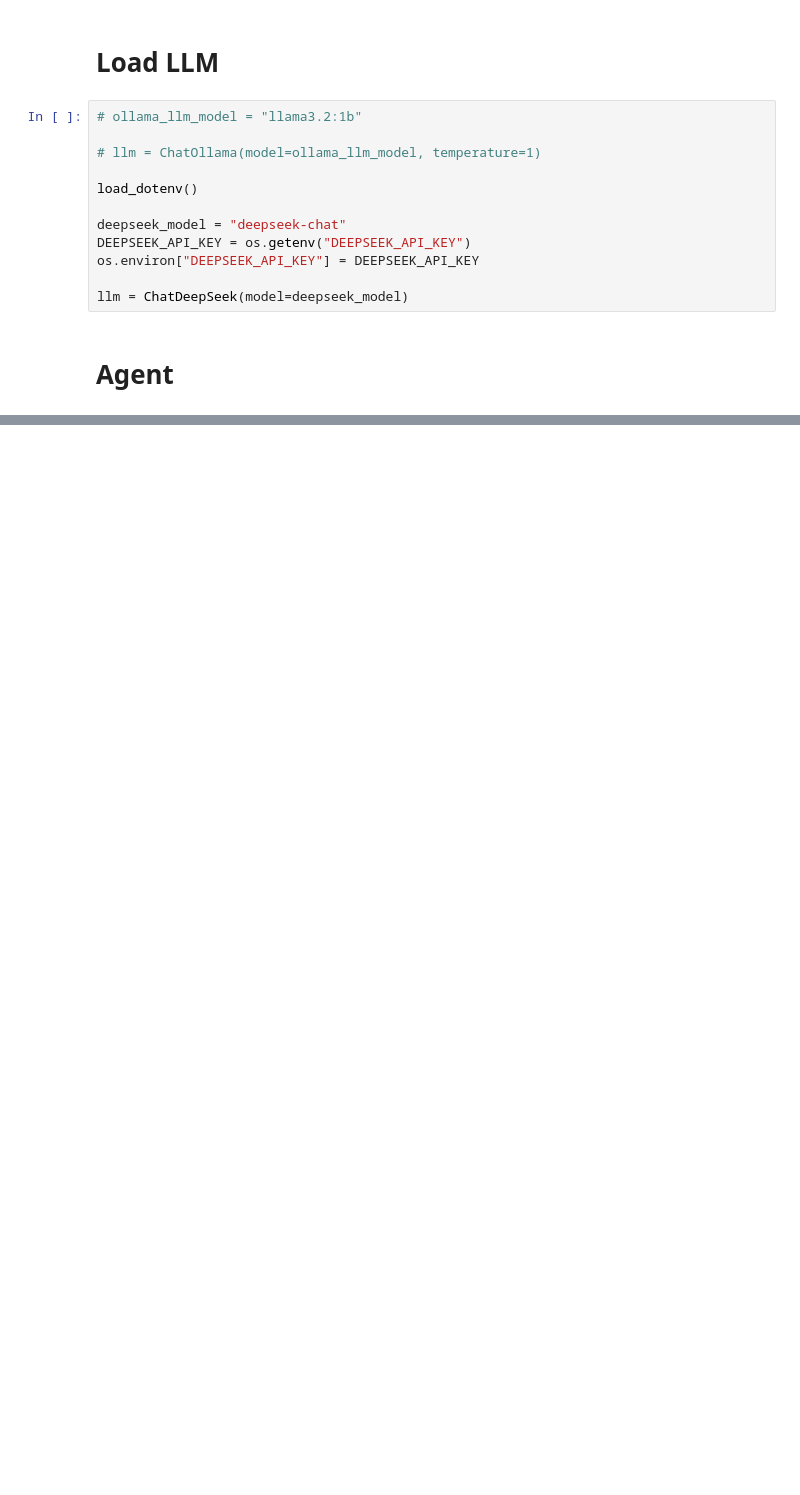
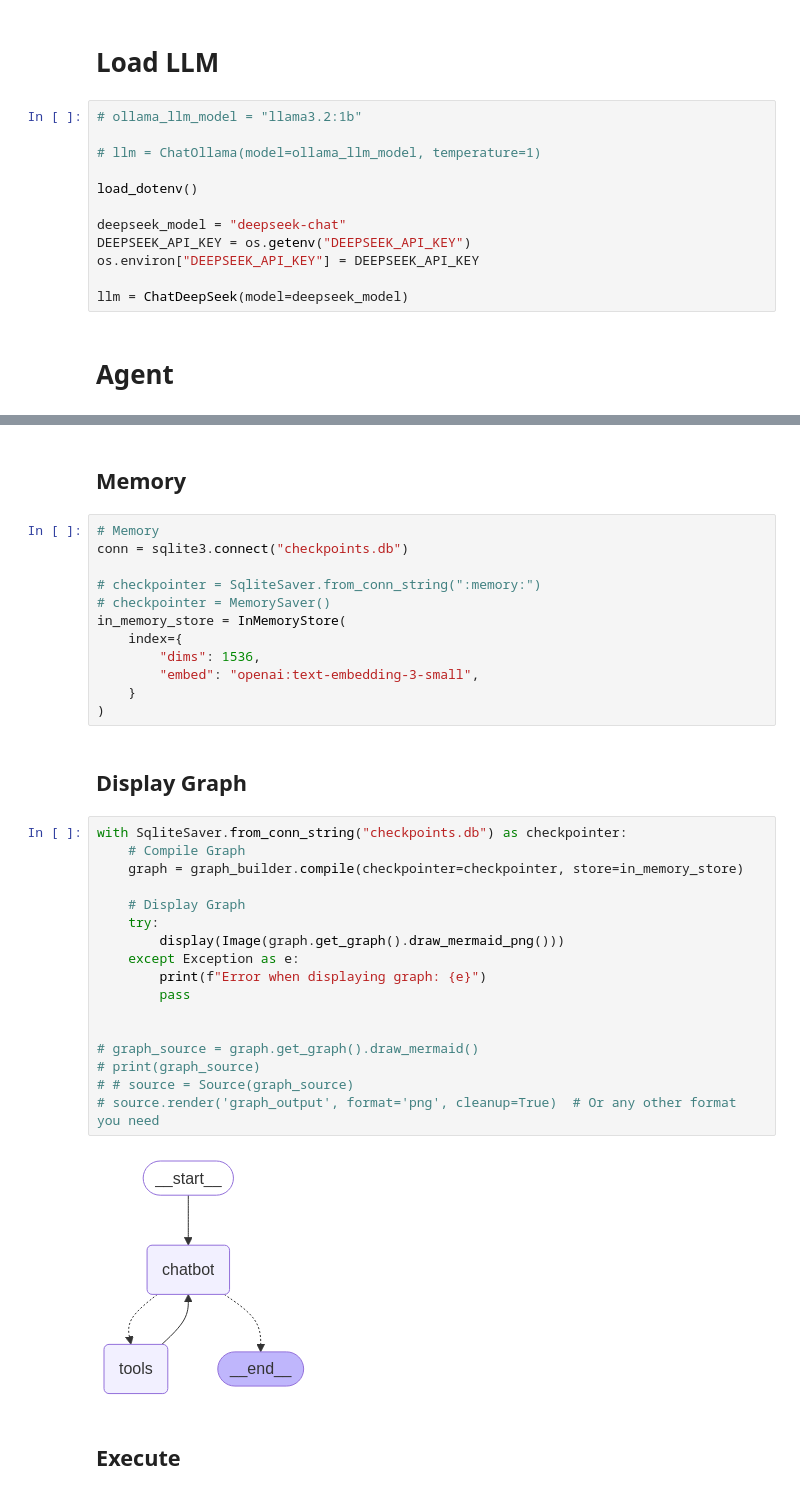
Before and after one commit to kraigochieng/chanzo, a Jupyter notebook: student_performance/agent.ipynb, the cells around one changed output, grey strips where cells are left out. Saved outputs shown, nothing was run; the diff lists cells and outputs as text; blank space fills up the shorter version.

Commit message:
progress on long term memory

```diff
--- a/student_performance/agent.ipynb
+++ b/student_performance/agent.ipynb
@@ -367,3 +382,40 @@ graph TD;
+# %% [markdown]
+## Memory
+# %%
+# Memory
+conn = sqlite3.connect("checkpoints.db")
+
+# checkpointer = SqliteSaver.from_conn_string(":memory:")
+# checkpointer = MemorySaver()
+in_memory_store = InMemoryStore(
+    index={
+        "dims": 1536,
+        "embed": "openai:text-embedding-3-small",
+    }
+)
+# %% [markdown]
+## Display Graph
+# %%
+with SqliteSaver.from_conn_string("checkpoints.db") as checkpointer:
+    # Compile Graph
+    graph = graph_builder.compile(checkpointer=checkpointer, store=in_memory_store)
+
+    # Display Graph
+    try:
+        display(Image(graph.get_graph().draw_mermaid_png()))
+    except Exception as e:
+        print(f"Error when displaying graph: {e}")
+        pass
+
+
+# graph_source = graph.get_graph().draw_mermaid()
+# print(graph_source)
+# # source = Source(graph_source)
+# source.render('graph_output', format='png', cleanup=True)  # Or any other format you need
+# %% [output]
+[figure, added]
+# %% [markdown]
+## Execute
 # %%
 config = {"configurable": {"thread_id": "1"}}
 
```
Also changed, not shown: parts of 14 cells of this notebook.
